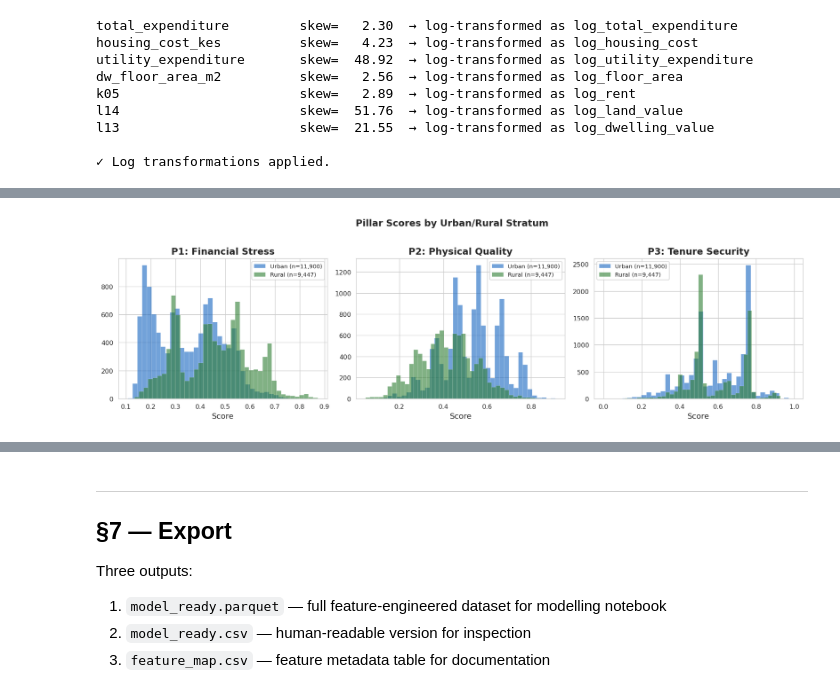
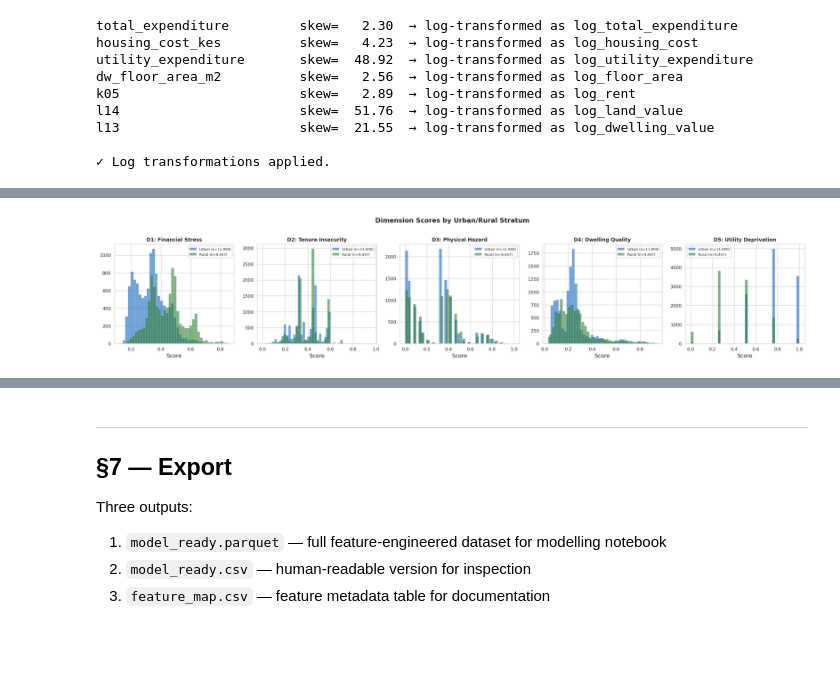
Before and after one commit to VAL-Jerono/statistical-inference-for-big-data, a Jupyter notebook: DSA8301_Data_Understanding_Cleaning_Engineering.ipynb, the cells around one changed output, grey strips where cells are left out. Cells and saved outputs as stored; diff of their text form; code cells hidden in the pictures; blank space fills up the shorter version.

```diff
--- a/DSA8301_Data_Understanding_Cleaning_Engineering.ipynb
+++ b/DSA8301_Data_Understanding_Cleaning_Engineering.ipynb
@@ -1007,27 +1142,13 @@ log_hh_size                       1       0.0047
 # %%
 # ── 5.3  Impute residual missingness ─────────────────────────────────────
-# Strategy by feature type:
-#   Binary flags (0/1)  → mode within county×urban stratum
-#   Continuous/ordinal  → median within county×urban stratum
-#   Skip-logic fields (renter-only, owner-only) → 0 for inapplicable group
 
-# Skip-logic imputation: renter-only fields → 0 for owners
-renter_only_cols = ['in_rent_arrears', 'log_rent']
+renter_only_cols = ['in_rent_arrears', 'log_rent', 'no_written_lease', 'rent_dispute_history']
 for col in renter_only_cols:
     if col in model_df.columns:
         owner_mask = (model_df['is_renter'] == 0) & model_df[col].isna()
         model_df.loc[owner_mask, col] = 0
         print(f'{col}: filled {owner_mask.sum()} owner rows with 0')
 
-# Owner-only fields → 0 for renters
-owner_only_cols = ['has_title_deed', 'land_dispute']
-for col in owner_only_cols:
-    if col in model_df.columns:
-        renter_mask = (model_df['is_renter'] == 1) & model_df[col].isna()
-        model_df.loc[renter_mask, col] = 0
-        print(f'{col}: filled {renter_mask.sum()} renter rows with 0')
-
-# Stratified median imputation for remaining
 stratum_key = ['county_code', 'is_urban']
 remaining_missing_cols = [c for c in model_df.columns
                           if model_df[c].isna().sum() > 0
@@ -1036,17 +1157,14 @@ remaining_missing_cols = [c for c in model_df.columns
 print(f'\nStratified median imputation for {len(remaining_missing_cols)} columns...')
 for col in remaining_missing_cols:
     miss_before = model_df[col].isna().sum()
-    # County × urban median
     strat_median = model_df.groupby(stratum_key)[col].transform('median')
     model_df[col] = model_df[col].fillna(strat_median)
-    # County-only fallback
     county_median = model_df.groupby('county_code')[col].transform('median')
     model_df[col] = model_df[col].fillna(county_median)
-    # National fallback
     model_df[col] = model_df[col].fillna(model_df[col].median())
     miss_after = model_df[col].isna().sum()
     if miss_before > 0:
-        print(f'  {col:<35}: {miss_before:>5} → {miss_after}')
+        print(f'  {col:<35}: {miss_before:>5} -> {miss_after}')
 
 total_remaining_miss = model_df.isnull().sum().sum()
 print(f'\nTotal missing cells remaining: {total_remaining_miss}')
@@ -1228,25 +1511,23 @@ print('Figure saved.')
 Figure saved.
 # %%
 # ── 6.2  Urban vs Rural HFVS comparison ──────────────────────────────────
-fig, axes = plt.subplots(1, 3, figsize=(14, 4))
+fig, axes = plt.subplots(1, 5, figsize=(20, 4))
 urban_labels = {1: 'Urban', 0: 'Rural'}
-
-for ax, col, label in zip(axes, pillar_cols[:3], pillar_labels[:3]):
+for ax, (col, label, _) in zip(axes, DIMENSIONS):
     for ur_code, ur_label in urban_labels.items():
         subset = model_df[model_df['is_urban'] == ur_code][col]
-        ax.hist(subset, bins=40, alpha=0.6,
-                label=f'{ur_label} (n={len(subset):,})',
+        ax.hist(subset, bins=40, alpha=0.6, label=f'{ur_label} (n={len(subset):,})',
                 color=BLUE if ur_code == 1 else GREEN, edgecolor='white', linewidth=0.2)
-    ax.set_title(label)
+    ax.set_title(label, fontsize=10)
     ax.set_xlabel('Score')
-    ax.legend(fontsize=8)
+    ax.legend(fontsize=7)
 
-plt.suptitle('Pillar Scores by Urban/Rural Stratum', fontsize=13, fontweight='600', y=1.02)
+plt.suptitle('Dimension Scores by Urban/Rural Stratum', fontsize=13, fontweight='600', y=1.02)
 plt.tight_layout()
 plt.savefig(FIGS / 'hfvs_urban_rural.png', bbox_inches='tight')
 plt.show()
 # %% [output]
-[figure, old version]
+[figure, new version]
 # %%
 # ── 6.3  County-level median HFVS heatmap (top 20 counties) ─────────────
 county_hfvs = (model_df
```
Also changed, not shown: parts of 28 cells of this notebook.
